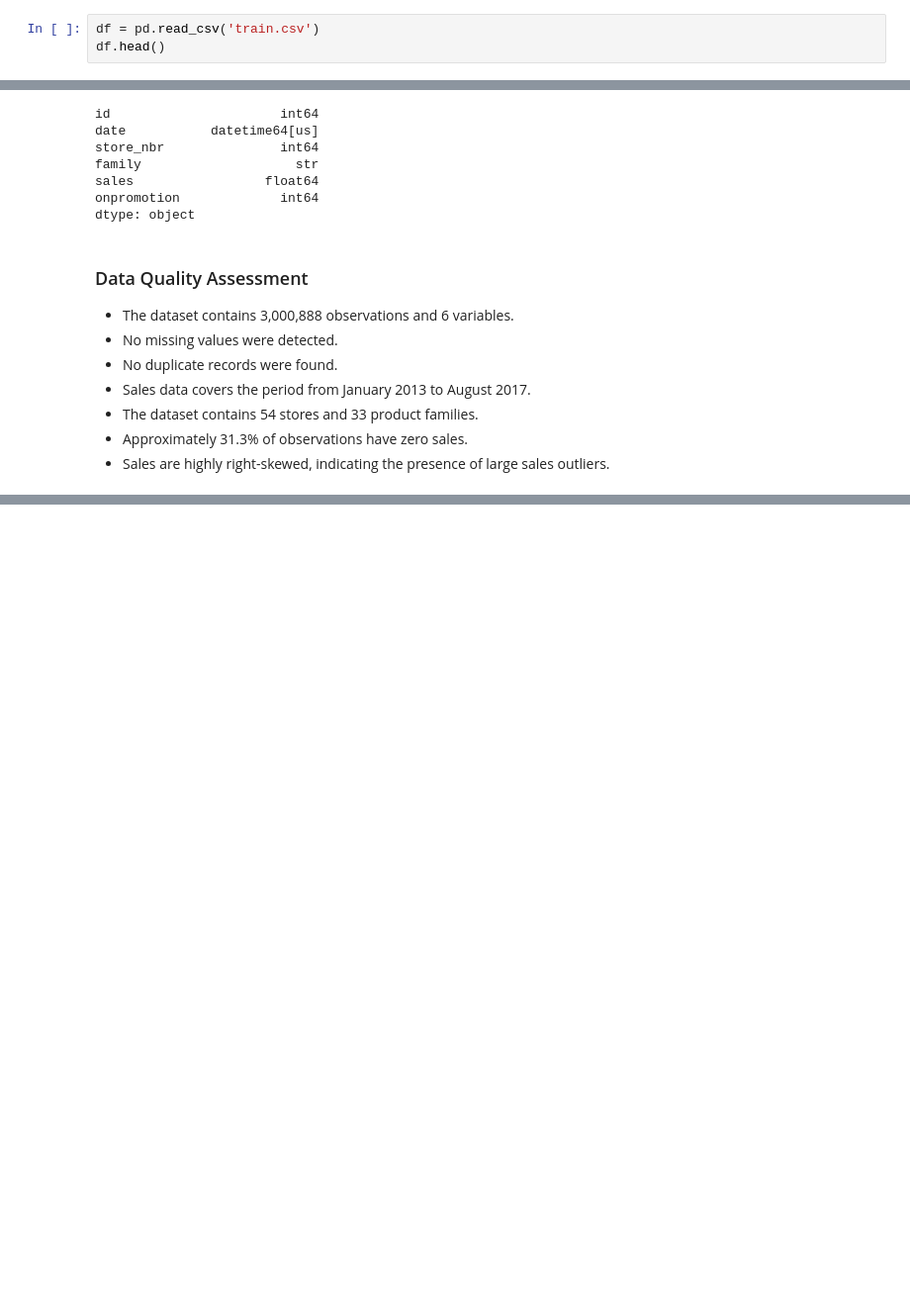
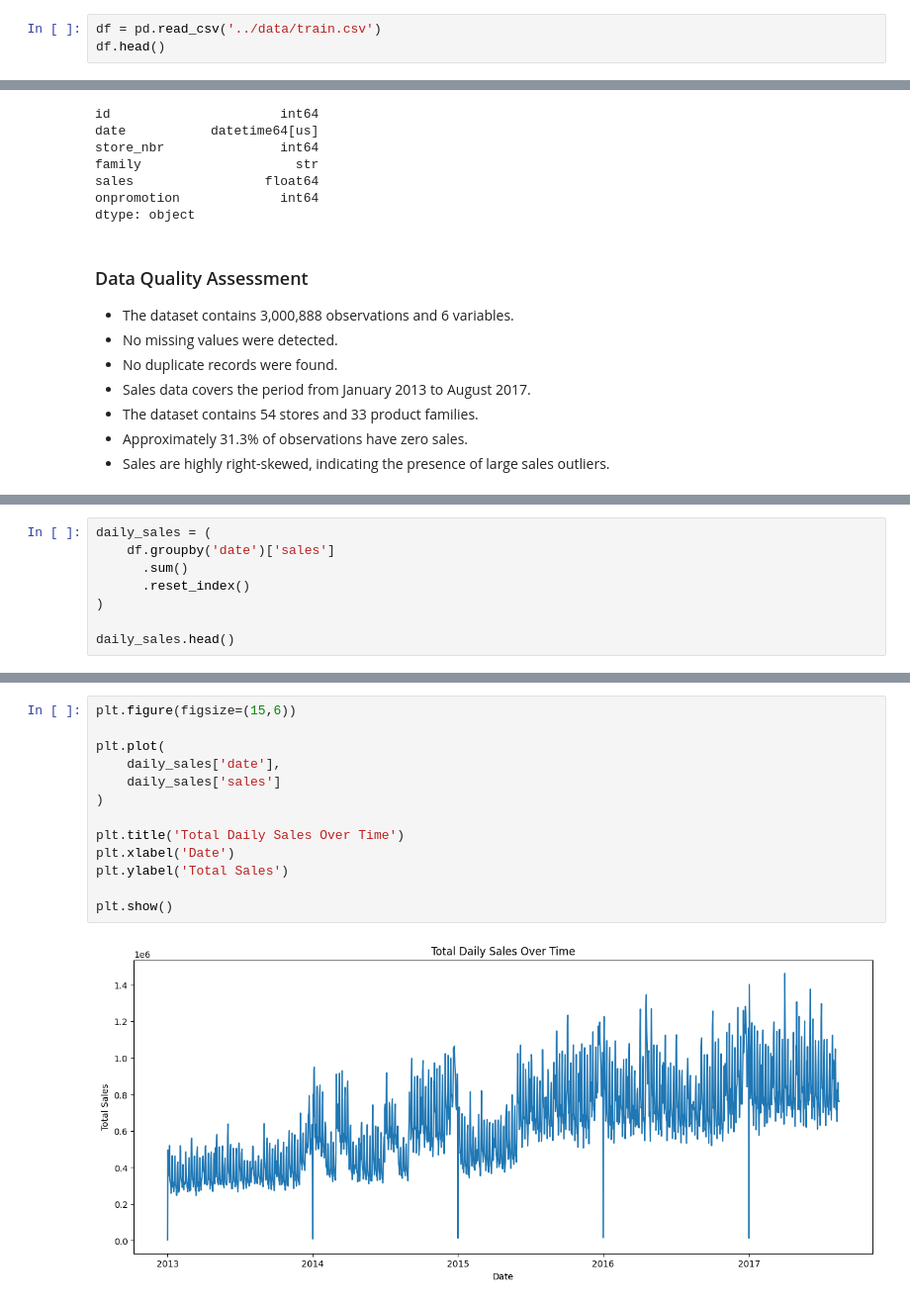
Before and after one commit to Edugar97/retail-demand-forecasting, a Jupyter notebook: notebooks/01_data_understanding.ipynb, the cells around one changed output, grey strips where cells are left out. Shown at 99% size. Saved outputs shown, nothing was run; the diff lists cells and outputs as text; blank space fills up the shorter version.

Commit message:
Add sales trend analysis and EDA insights

```diff
--- a/notebooks/01_data_understanding.ipynb
+++ b/notebooks/01_data_understanding.ipynb
@@ -7,7 +7,7 @@ import numpy as np
 import matplotlib.pyplot as plt
 import seaborn as sns
 # %%
-df = pd.read_csv('train.csv')
+df = pd.read_csv('../data/train.csv')
 df.head()
 # %% [output]
 |  | id | date | store_nbr | family | sales | onpromotion |
@@ -187,0 +206,8 @@ dtype: object
+# %%
+daily_sales = (
+    df.groupby('date')['sales']
+      .sum()
+      .reset_index()
+)
+
+daily_sales.head()
@@ -187,0 +221,15 @@ dtype: object
+# %%
+plt.figure(figsize=(15,6))
+
+plt.plot(
+    daily_sales['date'],
+    daily_sales['sales']
+)
+
+plt.title('Total Daily Sales Over Time')
+plt.xlabel('Date')
+plt.ylabel('Total Sales')
+
+plt.show()
+# %% [output]
+[figure, added]
```
Also changed, not shown: parts of 13 cells of this notebook.
